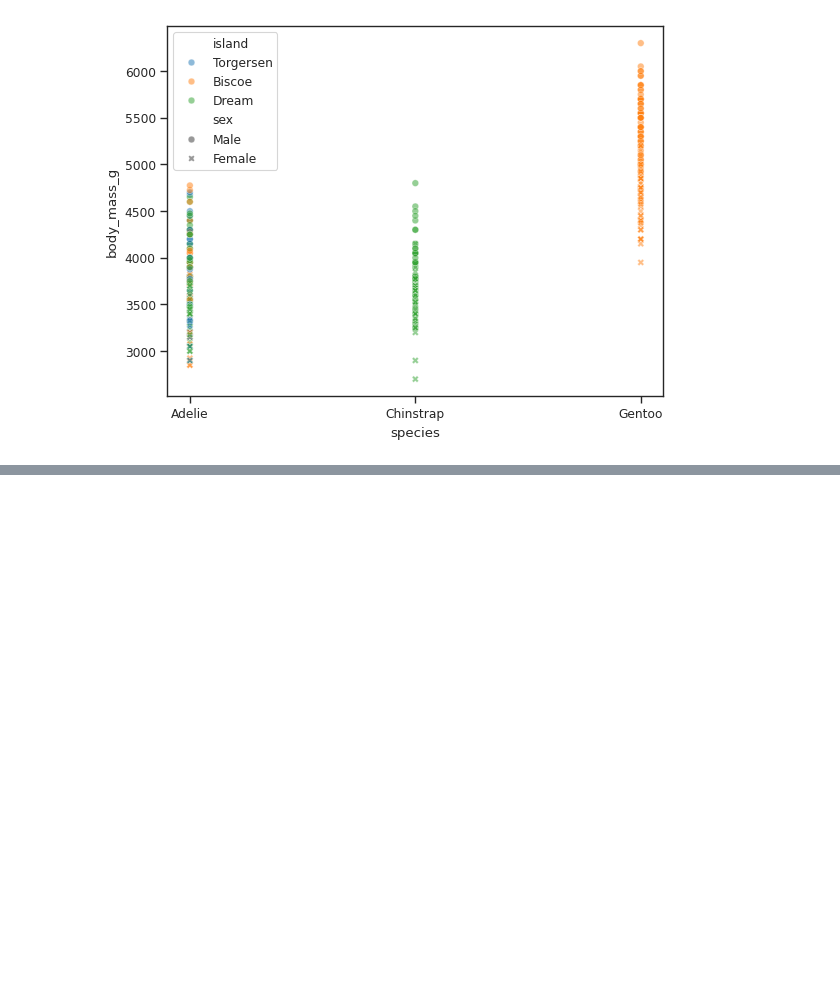
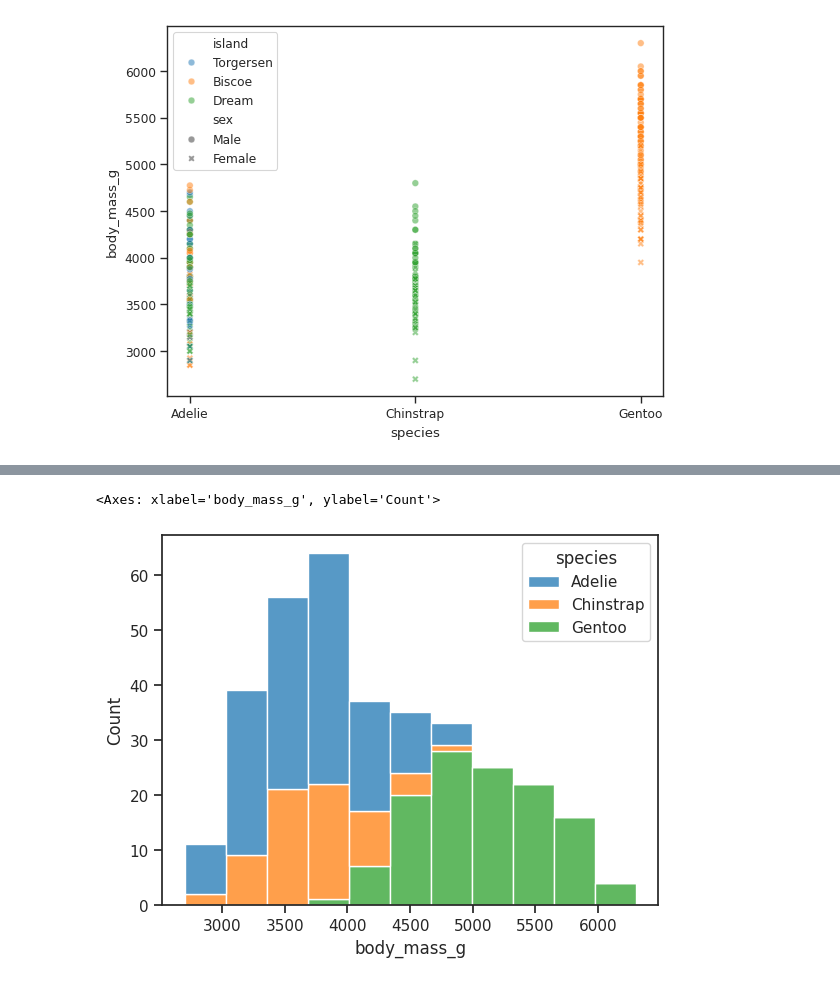
Before and after one commit to Raj4478/jupiter, a Jupyter notebook: Seaborn.ipynb, the cells around one changed output, grey strips where cells are left out. Saved outputs shown, nothing was run; the diff lists cells and outputs as text; code cells hidden in the pictures; blank space fills up the shorter version.

```diff
--- a/Seaborn.ipynb
+++ b/Seaborn.ipynb
@@ -60,0 +66,6 @@ sns.stripplot(data=penguins, x="species", y="body_mass_g", hue="island", dodge=T
+# %%
+sns.set_context("notebook")
+sns.histplot(data=penguins, x="body_mass_g", hue="species", multiple="stack")
+# %% [output]
+<Axes: xlabel='body_mass_g', ylabel='Count'>
+[figure, added]
```
Also changed, not shown: parts of 6 cells of this notebook.
